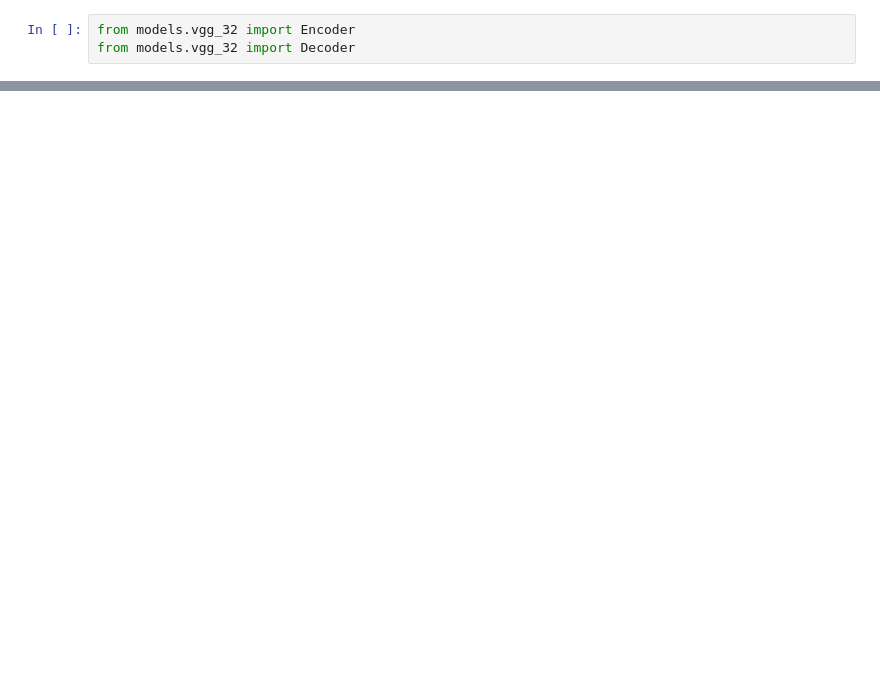
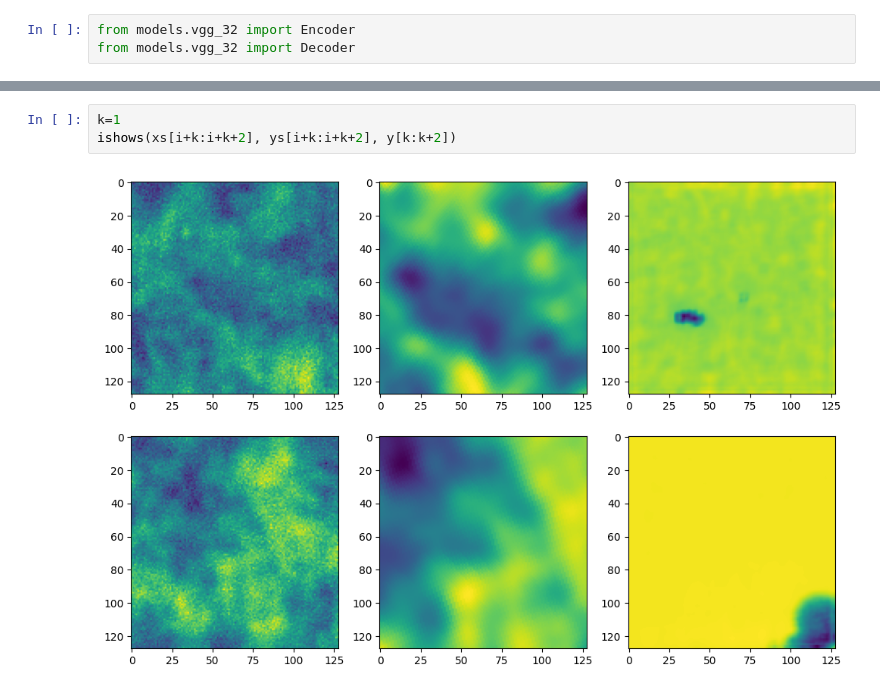
Before and after one commit to Mitbus/astro, a Jupyter notebook: Untitled.ipynb, the cells around one changed output, grey strips where cells are left out. Saved outputs shown, nothing was run; the diff lists cells and outputs as text; blank space fills up the shorter version.

```diff
--- a/Untitled.ipynb
+++ b/Untitled.ipynb
@@ -48,0 +65,5 @@ ModuleNotFoundError: No module named 'PyTorch'
+# %%
+k=1
+ishows(xs[i+k:i+k+2], ys[i+k:i+k+2], y[k:k+2])
+# %% [output]
+[figure, added]
```
Also changed, not shown: parts of 11 cells of this notebook, 2 other files.
